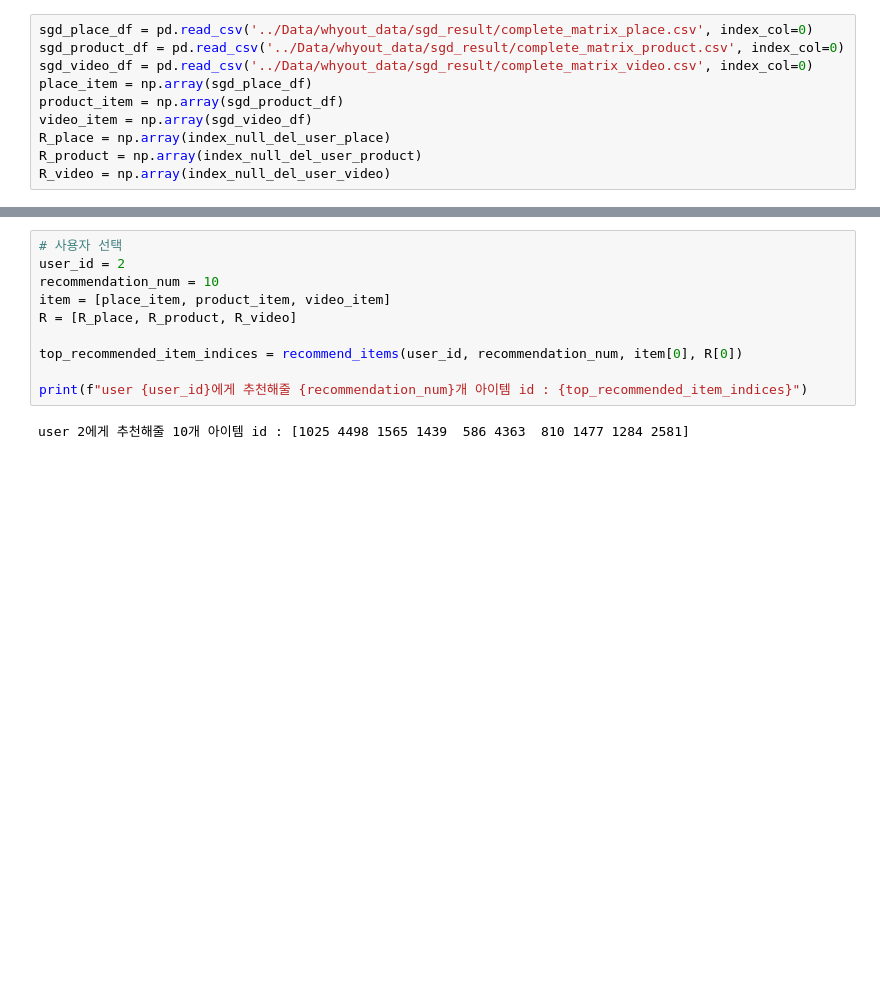
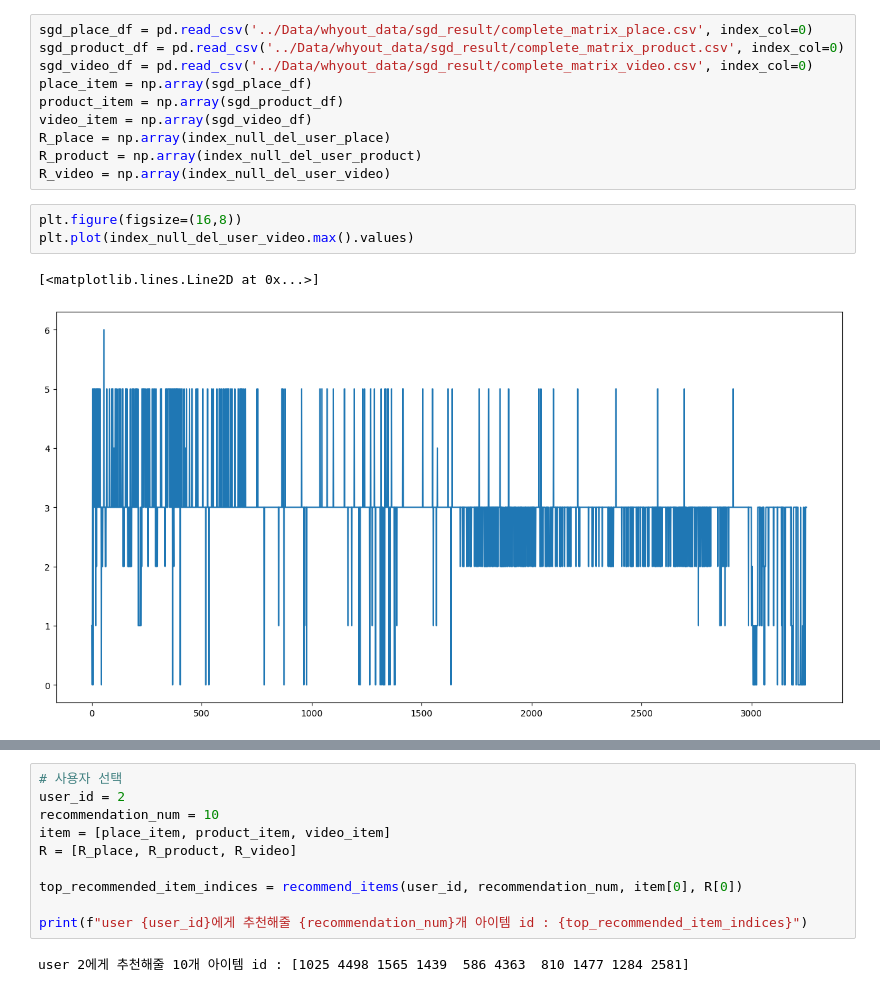
Before and after one commit to pjh09050/Whyout, a Jupyter notebook: SGD.ipynb, the cells around one changed output, grey strips where cells are left out. Saved outputs shown, nothing was run; the diff lists cells and outputs as text; blank space fills up the shorter version.

```diff
--- a/SGD.ipynb
+++ b/SGD.ipynb
@@ -230,3 +229,9 @@ video_item = np.array(sgd_video_df)
 R_place = np.array(index_null_del_user_place)
 R_product = np.array(index_null_del_user_product)
 R_video = np.array(index_null_del_user_video)
+# %%
+plt.figure(figsize=(16,8))
+plt.plot(index_null_del_user_video.max().values)
+# %% [output]
+[<matplotlib.lines.Line2D at 0x...>]
+[figure, added]
```
Also changed, not shown: parts of 4 cells of this notebook, 2 other files.
